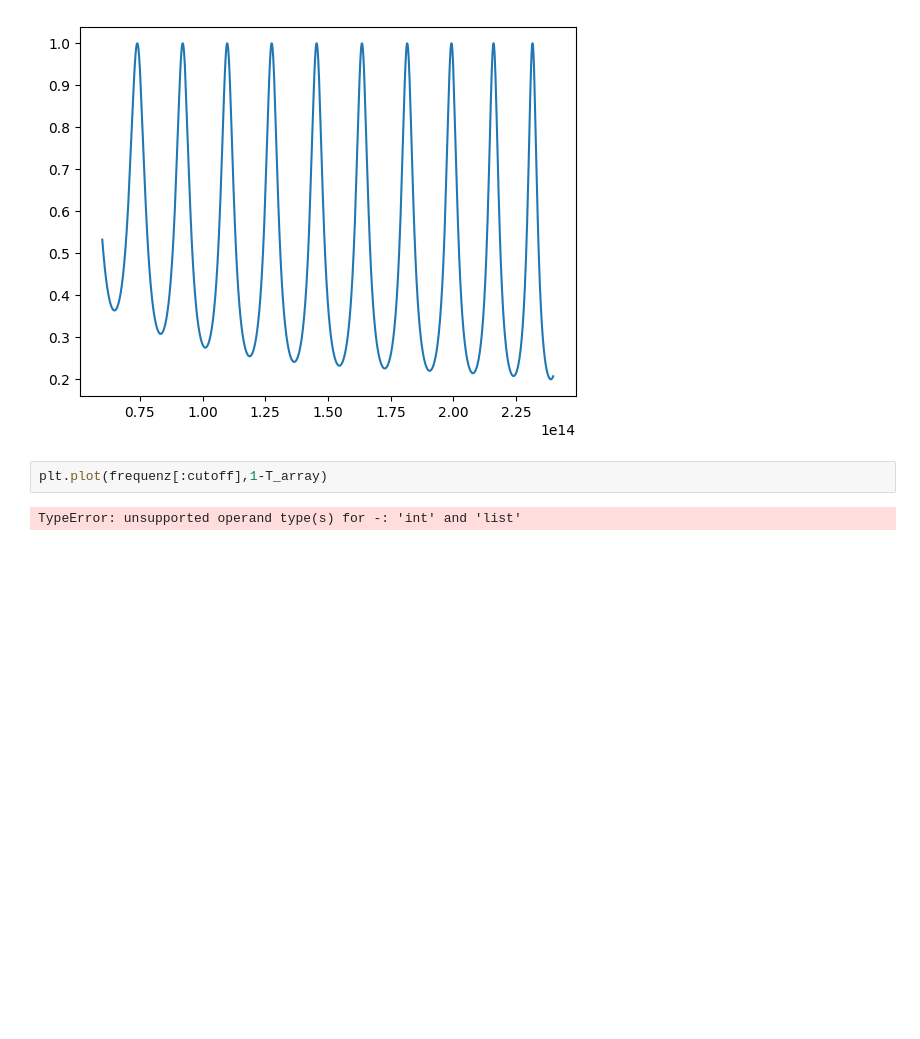
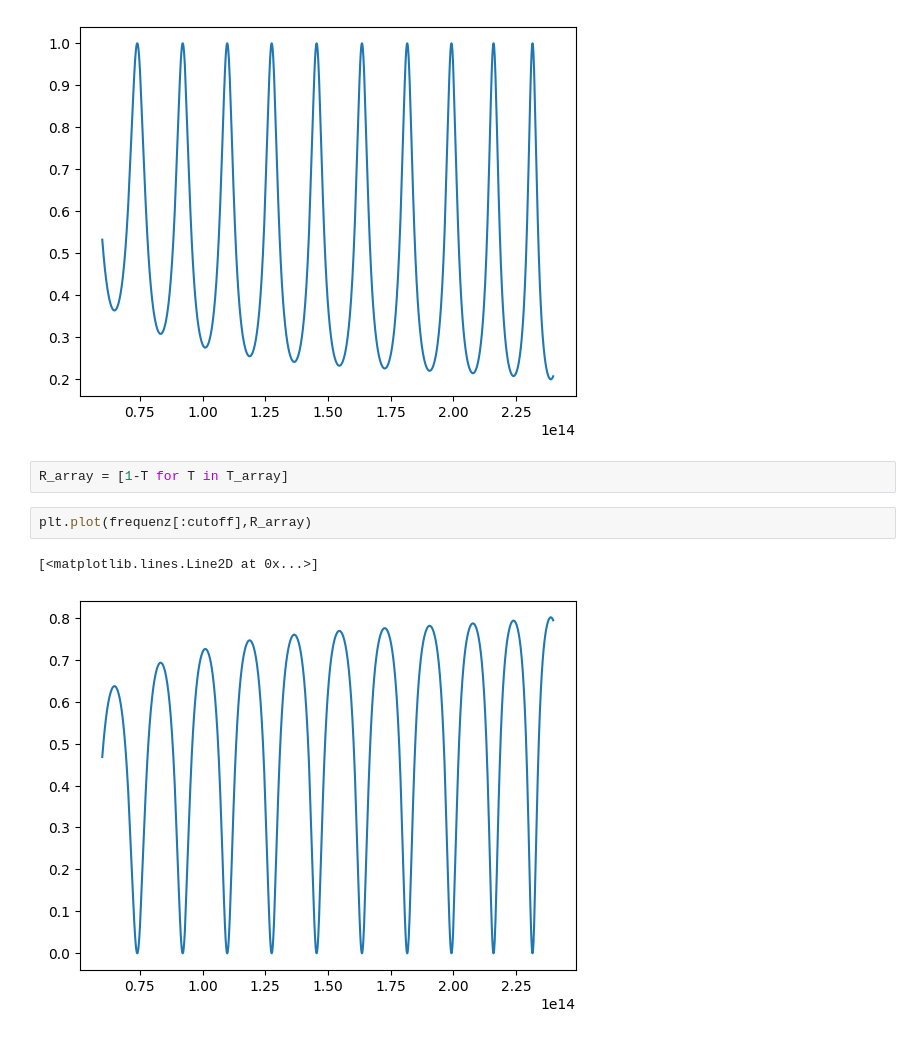
Before and after one commit to alexburg14/Fabry-Perot, a Jupyter notebook: calc_refractive/calc.ipynb, the cells around one changed output. Cells and saved outputs as stored; diff of their text form; blank space fills up the shorter version.

```diff
--- a/calc_refractive/calc.ipynb
+++ b/calc_refractive/calc.ipynb
@@ -137,7 +137,10 @@ plt.plot(frequenz[:cutoff],T_array)
 # %% [output]
 [<matplotlib.lines.Line2D at 0x...>]
 [figure]
+# %%
+R_array = [1-T for T in T_array]
 # %%
-plt.plot(frequenz[:cutoff],1-T_array)
+plt.plot(frequenz[:cutoff],R_array)
 # %% [output]
-TypeError: unsupported operand type(s) for -: 'int' and 'list'
+[<matplotlib.lines.Line2D at 0x...>]
+[figure, added]
```
Also changed, not shown: parts of 2 cells of this notebook.
